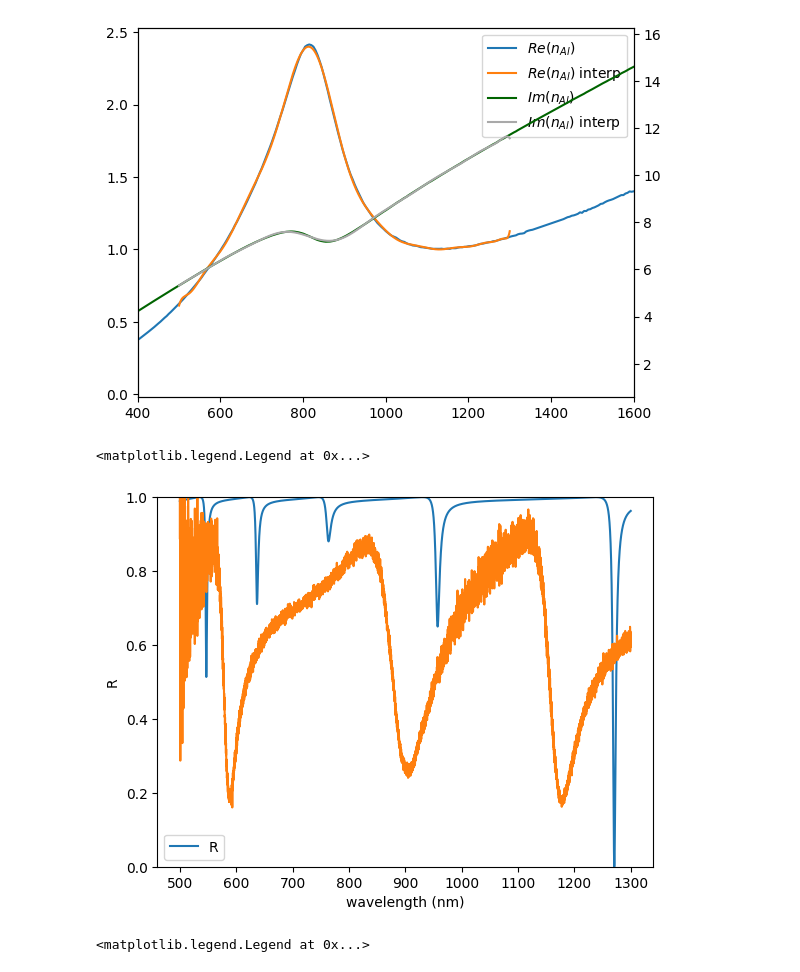
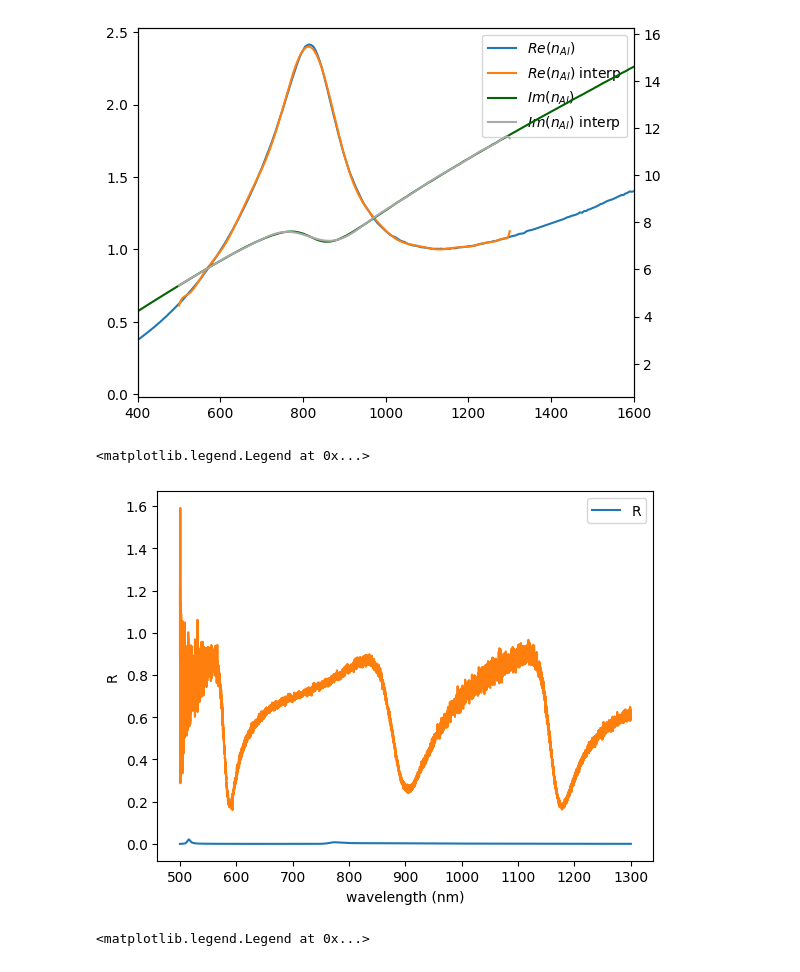
Before and after one commit to amcar-dtu/python-assignments, a Jupyter notebook: nano_opt_5.ipynb, the cells around one changed output. Saved outputs shown, nothing was run; the diff lists cells and outputs as text; code cells hidden in the pictures.

```diff
--- a/nano_opt_5.ipynb
+++ b/nano_opt_5.ipynb
@@ -147,7 +147,7 @@ def Rtot(ll, L_AL1, L_AL2, L_SiO2):
         Al_n = n_AlR_interp[idx] + 1j*n_AlI_interp[idx]
         SiO2_n = n_SiO2_interp[idx]
         Tt = TL(Al_n, k0, L_AL2) @ T(SiO2_n, Al_n) @ TL(SiO2_n, k0, L_SiO2) @ T(Al_n, SiO2_n) @ TL(Al_n, k0, L_AL1)
-        Rtot[idx] = np.abs(np.divide(Tt[0][1], Tt[1][1]))**2
+        Rtot[idx] = np.abs(np.divide(Tt[1][0], Tt[1][1]))**2
 
     return Rtot
 
@@ -160,18 +160,18 @@ bounds = (
 
 params, pcov = curve_fit(Rtot, ll, x10_secondy, p0=params, bounds=bounds, maxfev=10000, nan_policy='omit')
 # %%
-fitR = np.array(Rtot(ll, *params))
+fitR = np.array(Rtot(ll, 30, 10, 500))
 
 plt.figure()
-plt.plot(ll, 1-fitR/max(fitR), label = 'R')
+plt.plot(ll, fitR, label = 'R')
 plt.plot(x10_secondx, x10_secondy/x10_ag[:,1][::2])
 plt.xlabel('wavelength (nm)')
 plt.ylabel('R')
-plt.ylim(0,1)
+#plt.ylim(0,1)
 plt.legend()
 # %% [output]
 <matplotlib.legend.Legend at 0x...>
-[figure, old version]
+[figure, new version]
 # %%
 Rtot = []
 Ttot = []
```
